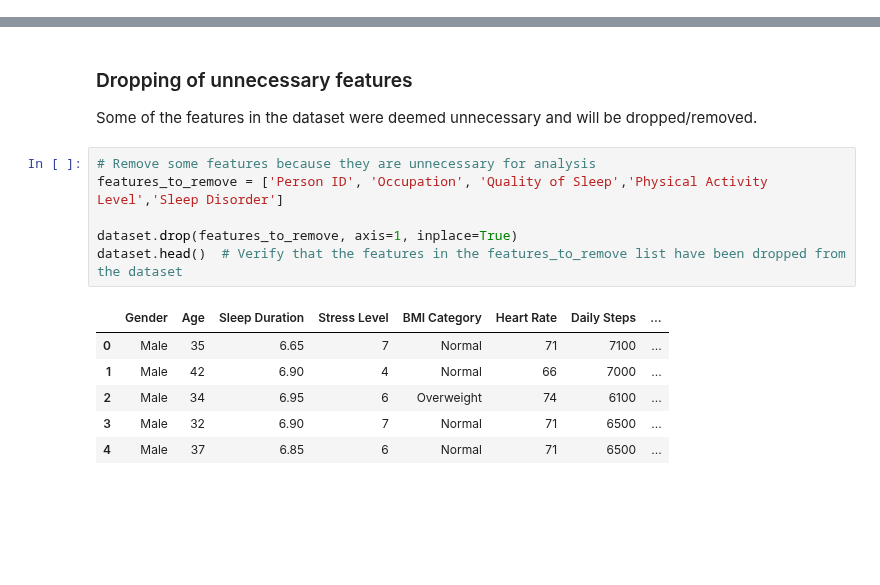
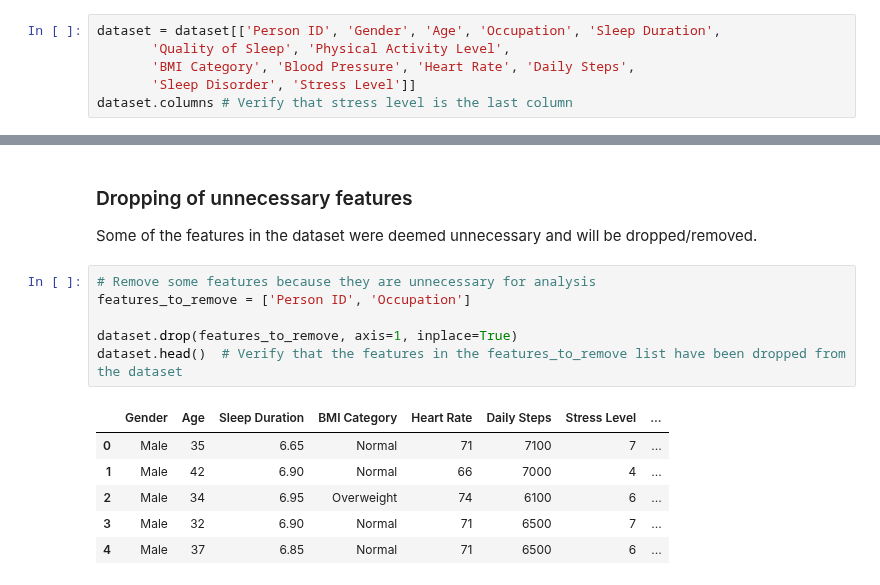
Before and after one commit to cjmax34/cs180-project, a Jupyter notebook: CS 180 Project (Group 3).ipynb, the cells around one changed output, grey strips where cells are left out. Drawn from its saved outputs; the diff is of its cells as text; blank space fills up the shorter version.

```diff
--- a/CS 180 Project (Group 3).ipynb
+++ b/CS 180 Project (Group 3).ipynb
@@ -85,0 +90,6 @@ The data types across all columns are float, int, and object (string).
+# %%
+dataset = dataset[['Person ID', 'Gender', 'Age', 'Occupation', 'Sleep Duration',
+       'Quality of Sleep', 'Physical Activity Level',
+       'BMI Category', 'Blood Pressure', 'Heart Rate', 'Daily Steps',
+       'Sleep Disorder', 'Stress Level']]
+dataset.columns # Verify that stress level is the last column
@@ -357,14 +374,14 @@ We can see from the output of the code block above that the splitting of blood p
 Some of the features in the dataset were deemed unnecessary and will be dropped/removed.
 # %%
 # Remove some features because they are unnecessary for analysis
-features_to_remove = ['Person ID', 'Occupation', 'Quality of Sleep','Physical Activity Level','Sleep Disorder']
+features_to_remove = ['Person ID', 'Occupation']
 
 dataset.drop(features_to_remove, axis=1, inplace=True)
 dataset.head()  # Verify that the features in the features_to_remove list have been dropped from the dataset
 # %% [output]
-|  | Gender | Age | Sleep Duration | Stress Level | BMI Category | Heart Rate | Daily Steps | ... |
-| 0 | Male | 35 | 6.65 | 7 | Normal | 71 | 7100 | ... |
-| 1 | Male | 42 | 6.90 | 4 | Normal | 66 | 7000 | ... |
-| 2 | Male | 34 | 6.95 | 6 | Overweight | 74 | 6100 | ... |
-| 3 | Male | 32 | 6.90 | 7 | Normal | 71 | 6500 | ... |
-| 4 | Male | 37 | 6.85 | 6 | Normal | 71 | 6500 | ... |
+|  | Gender | Age | Sleep Duration | BMI Category | Heart Rate | Daily Steps | Stress Level | ... |
+| 0 | Male | 35 | 6.65 | Normal | 71 | 7100 | 7 | ... |
+| 1 | Male | 42 | 6.90 | Normal | 66 | 7000 | 4 | ... |
+| 2 | Male | 34 | 6.95 | Overweight | 74 | 6100 | 6 | ... |
+| 3 | Male | 32 | 6.90 | Normal | 71 | 6500 | 7 | ... |
+| 4 | Male | 37 | 6.85 | Normal | 71 | 6500 | 6 | ... |
```
Also changed, not shown: parts of 10 cells of this notebook.
